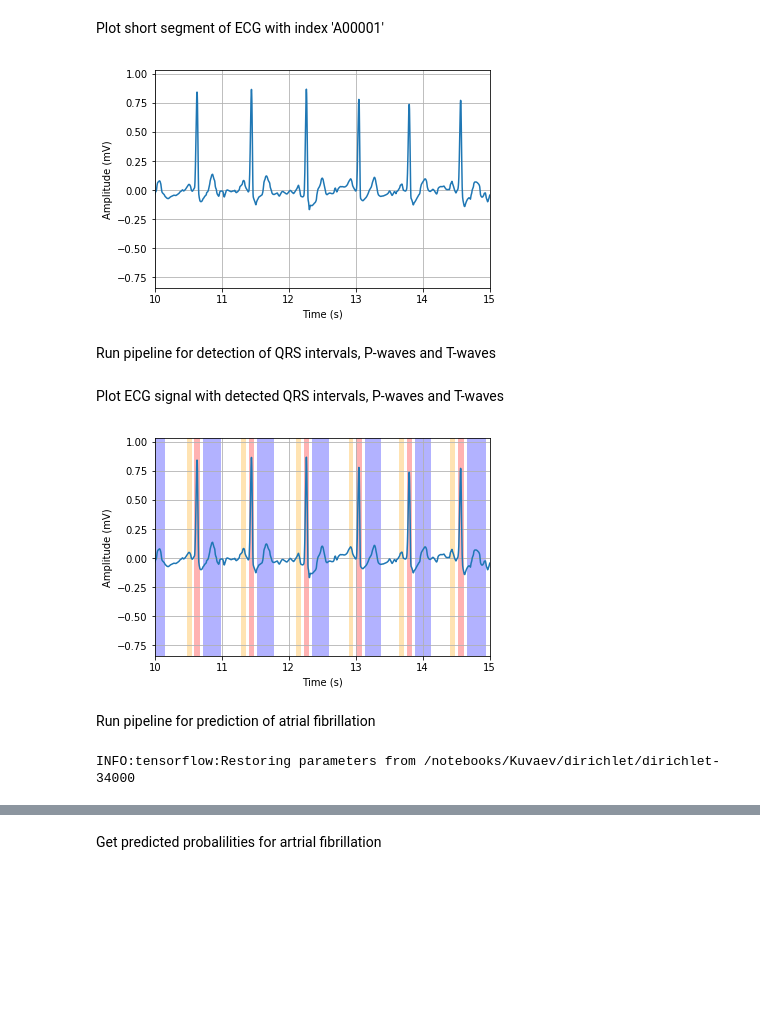
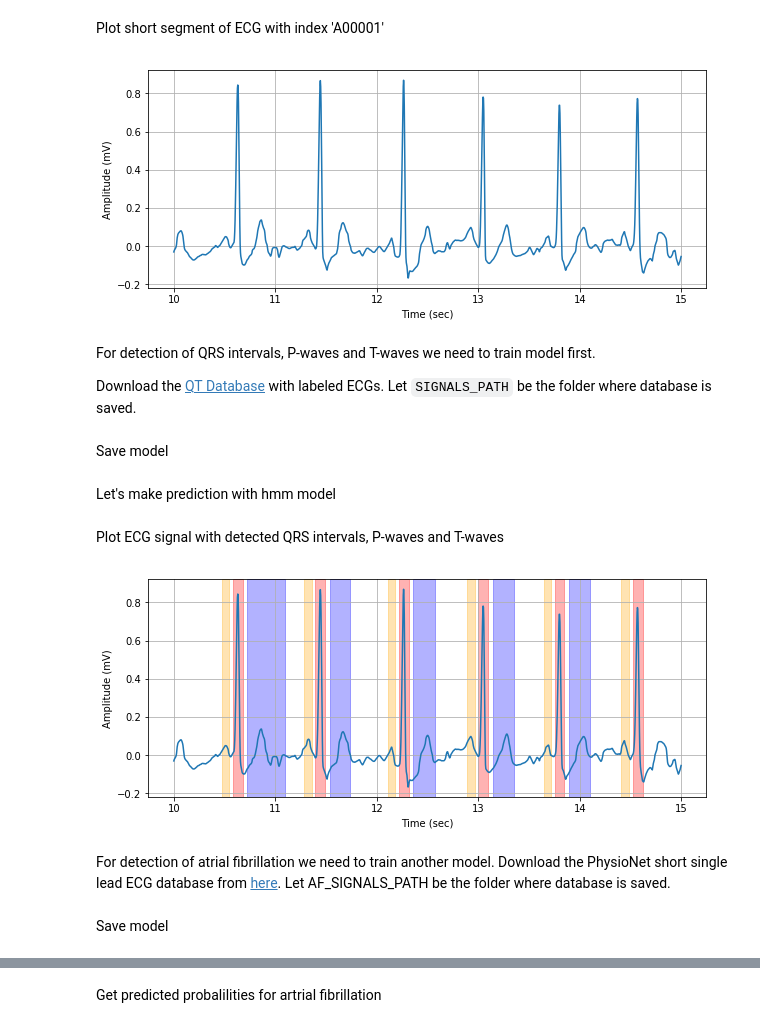
Before and after one commit to analysiscenter/cardio, a Jupyter notebook: tutorials/Code_from_article.ipynb, the cells around one changed output, grey strips where cells are left out. Cells and saved outputs as stored; diff of their text form; code cells hidden in the pictures; blank space fills up the shorter version.

Commit message:
Updated tutorials and pipelines from EA

````diff
--- a/tutorials/Code_from_article.ipynb
+++ b/tutorials/Code_from_article.ipynb
@@ -25,3 +23,5 @@ index = ds.FilesIndex(path="/notebooks/e_illarionov/ecg_master/ecg/ecg/tests/dat
+# %%
+index = ds.FilesIndex(path="../cardio/tests/data/*.hea", no_ext=True, sort=True)
 # %% [markdown]
 Check which indices are in list of indices
 # %%
@@ -37,3 +33,5 @@ eds = ds.Dataset(index, batch_class=ModelEcgBatch)
+# %%
+eds = ds.Dataset(index, batch_class=EcgBatch)
 # %% [markdown]
 Generate batch
 # %%
@@ -44,14 +42,3 @@ Fill batch with data
 batch_with_data = batch.load(fmt="wfdb", components=["signal", "meta"])
 # %% [markdown]
 Plot short segment of ECG with index 'A00001'
-# %%
-signal = batch_with_data['A00001'].signal.ravel()
-time = np.arange(len(signal)) / batch_with_data['A00001'].meta['fs']
-plt.plot(time, signal)
-plt.xlabel('Time (s)'), plt.ylabel('Amplitude (mV)')
-plt.xlim([10, 15]), plt.grid()
-plt.show()
-# %% [output]
-[figure, removed]
-# %% [markdown]
-Run pipeline for detection of QRS intervals, P-waves and T-waves
@@ -94,0 +45,8 @@ qt = find_intervals_borders(hmm, [5, 6, 7, 8, 9, 10])
+# %%
+batch_with_data.show_ecg('A00001', start=10, end=15)
+# %% [output]
+[figure, added]
+# %% [markdown]
+For detection of QRS intervals, P-waves and T-waves we need to train model first.
+
+Download the [QT Database](https://www.physionet.org/physiobank/database/qtdb/) with labeled ECGs. Let ```SIGNALS_PATH``` be the folder where database is saved.
@@ -94,0 +69,2 @@ qt = find_intervals_borders(hmm, [5, 6, 7, 8, 9, 10])
+# %% [markdown]
+Save model
@@ -94,0 +73,2 @@ qt = find_intervals_borders(hmm, [5, 6, 7, 8, 9, 10])
+# %% [markdown]
+Let's make prediction with hmm model
@@ -95,43 +79,10 @@ qt = find_intervals_borders(hmm, [5, 6, 7, 8, 9, 10])
 # %% [markdown]
 Plot ECG signal with detected QRS intervals, P-waves and T-waves
-# %%
-plt.plot(time, signal)
-for xmin, xmax in np.array(qrs).T:
-    plt.axvspan(time[xmin], time[xmax], facecolor='red', alpha=0.3)
-for xmin, xmax in np.array(pq).T:
-    plt.axvspan(time[xmin], time[xmax], facecolor='orange', alpha=0.3)
-for xmin, xmax in np.array(qt).T:
-    plt.axvspan(time[xmin], time[xmax], facecolor='blue', alpha=0.3)
-plt.xlabel('Time (s)'), plt.ylabel('Amplitude (mV)')
-plt.xlim([10, 15]), plt.grid()
-plt.show()
-# %% [output]
-[figure, removed]
-# %% [markdown]
-Run pipeline for prediction of atrial fibrillation
-# %%
-# from CardIO.pipelines import af_prediction_pipeline
-
-def af_prediction_pipeline():
-    model_path = "/notebooks/Kuvaev/dirichlet/"
-    last_model_path = tf.train.latest_checkpoint(model_path)
-    model_config = {
-        "graph_path": last_model_path + ".meta",
-        "checkpoint_path": last_model_path,
-        "classes_path": last_model_path + ".dill"
-    }
-    config = {"dirichlet_pretrained": model_config}
-
-    return (ds.Pipeline(config=config)
-              .init_model("dirichlet_pretrained")
-              .load(fmt="wfdb", components=["signal", "meta"])
-              .flip_signals()
-              .split_signals(2048, 512)
-              .predict_on_batch("dirichlet_pretrained", predictions_var_name="predictions_list")
-              .run(shuffle=False, drop_last=False, lazy=True))
-
-pipeline = af_prediction_pipeline()
-(eds >> pipeline).run(batch_size=2, n_epochs=1)
-res = pipeline.get_variable("predictions_list")
-# %% [output]
-INFO:tensorflow:Restoring parameters from /notebooks/Kuvaev/dirichlet/dirichlet-34000
+# %%
+batch = res.get_variable("batch")[0]
+batch.show_ecg('A00001', start=10, end=15, annotate=True)
+# %% [output]
+[figure, added]
+# %% [markdown]
+For detection of atrial fibrillation we need to train another model.
+Download the PhysioNet short single lead ECG database from [here](https://physionet.org/challenge/2017/). Let AF_SIGNALS_PATH be the folder where database is saved.
@@ -137,0 +101,2 @@ INFO:tensorflow:Restoring parameters from /notebooks/Kuvaev/dirichlet/dirichlet-
+# %% [markdown]
+Save model
````
Also changed, not shown: parts of 11 cells of this notebook, 3 other files.
